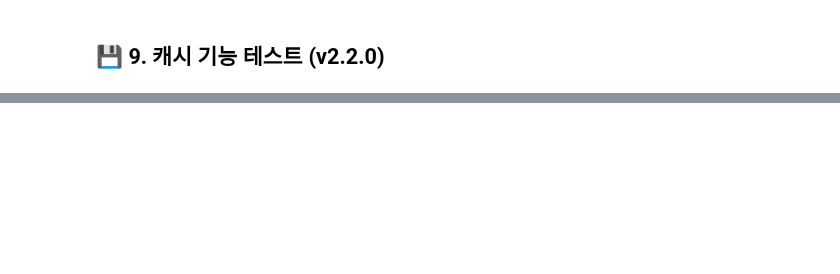
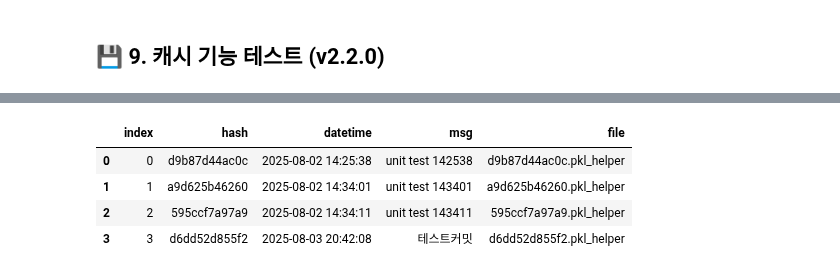
Before and after one commit to c0z0c/jupyter_hangul, a Jupyter notebook: unit_test.ipynb, the cells around one changed output, grey strips where cells are left out. Cells and saved outputs as stored; diff of their text form; code cells hidden in the pictures; blank space fills up the shorter version.

```diff
--- a/unit_test.ipynb
+++ b/unit_test.ipynb
@@ -1102,0 +1250,8 @@ test_results.extend(cache_tests)
+# %%
+helper.pd_commit_list()
+# %% [output]
+|  | index | hash | datetime | msg | file |
+| 0 | 0 | d9b87d44ac0c | 2025-08-02 14:25:38 | unit test 142538 | d9b87d44ac0c.pkl_helper |
+| 1 | 1 | a9d625b46260 | 2025-08-02 14:34:01 | unit test 143401 | a9d625b46260.pkl_helper |
+| 2 | 2 | 595ccf7a97a9 | 2025-08-02 14:34:11 | unit test 143411 | 595ccf7a97a9.pkl_helper |
+| 3 | 3 | d6dd52d855f2 | 2025-08-03 20:42:08 | 테스트커밋 | d6dd52d855f2.pkl_helper |
```
Also changed, not shown: parts of 33 cells of this notebook, 1 other file.
